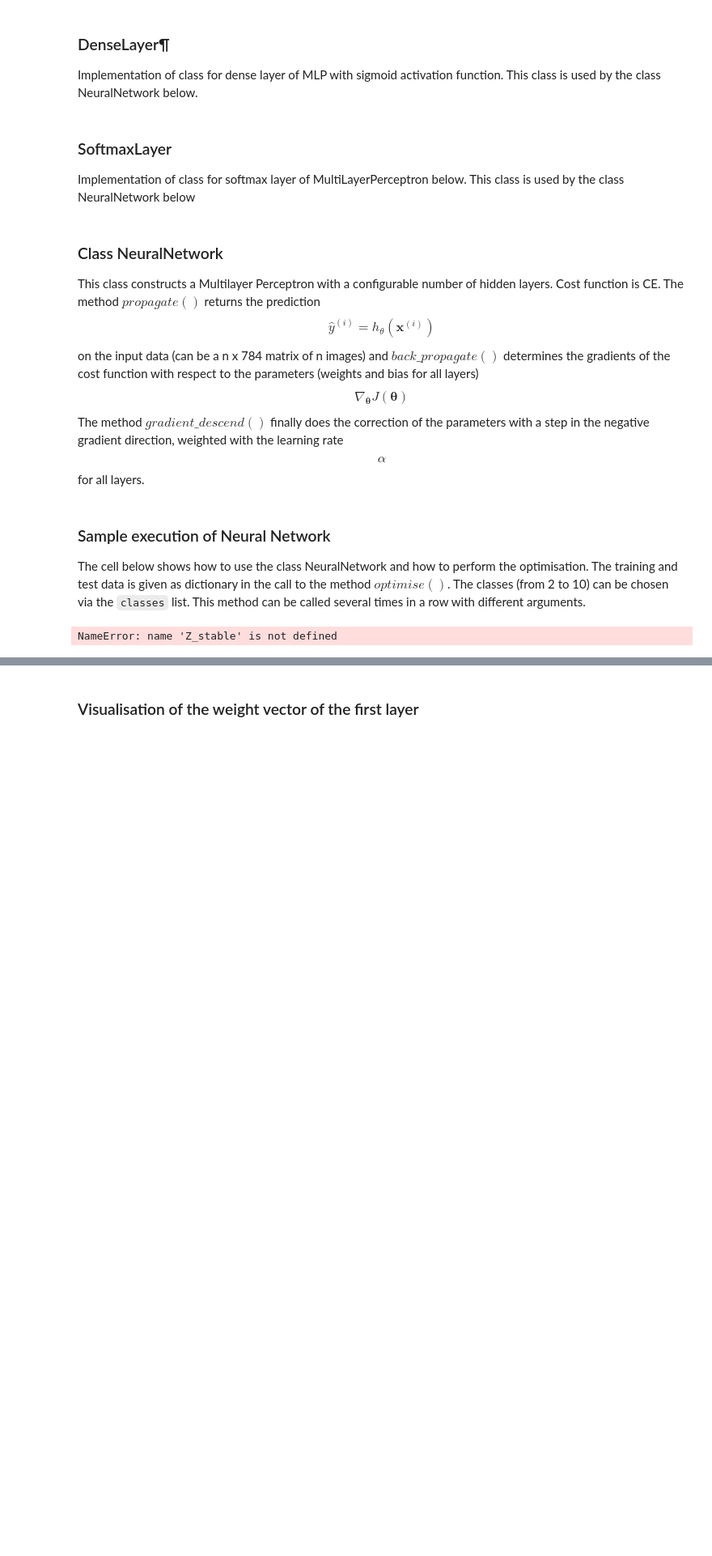
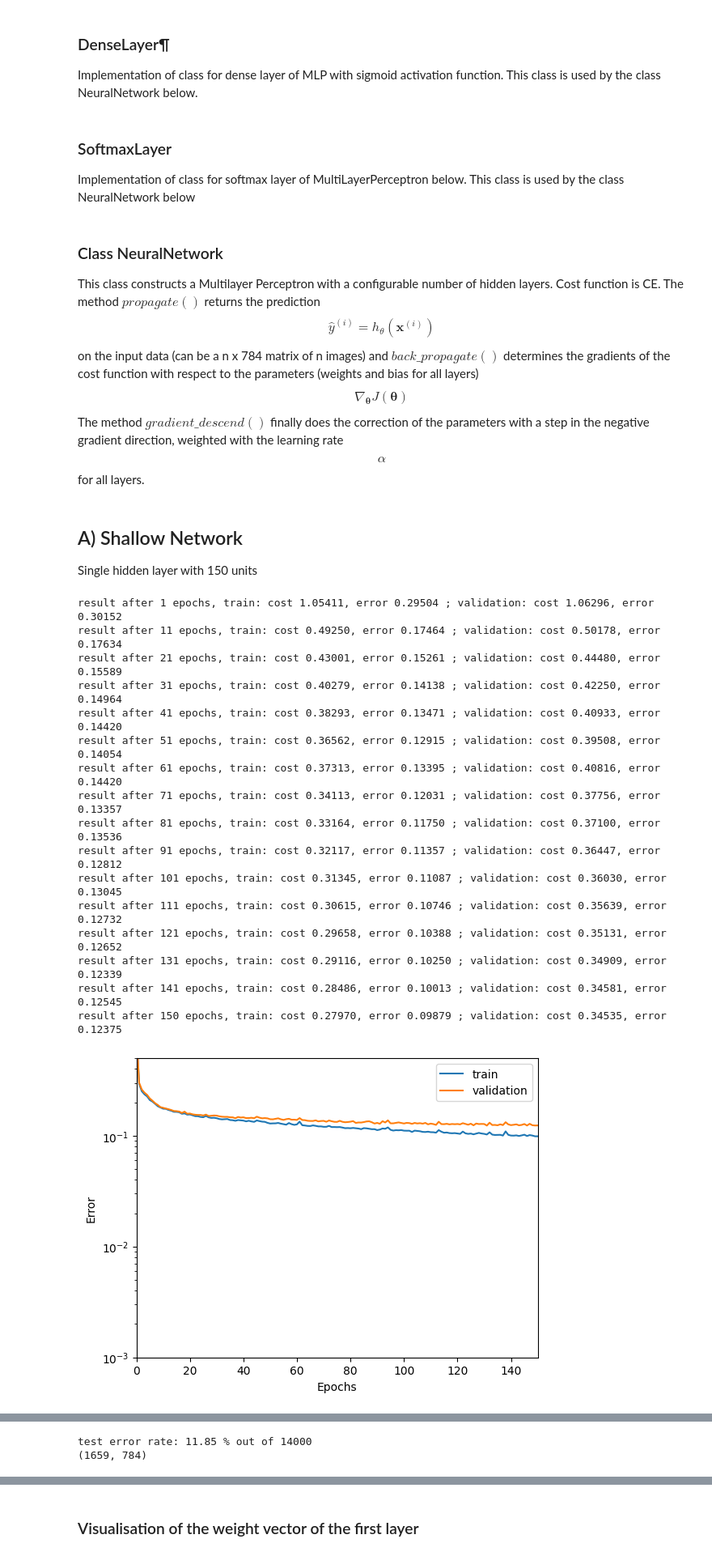
Before and after one commit to GeraudSilvestri/DeepLe_L4, a Jupyter notebook: mlp_stud.ipynb, the cells around one changed output, grey strips where cells are left out. Shown at 81% size. Drawn from its saved outputs; the diff is of its cells as text; code cells hidden in the pictures; blank space fills up the shorter version.

```diff
--- a/mlp_stud.ipynb
+++ b/mlp_stud.ipynb
@@ -384,15 +396,23 @@ class SoftmaxLayer:
         self.a_in = a_in # required for back_prop
 
         ### START YOUR CODE ###
-        self.num_samples = a_in.shape[0]
 
-        self.Z = np.dot(a_in, self.W) + self.B
+        # a_in, y_pred: nSample X nInputs
+        # W: nInputs X nOutputNeurons
+        # b: 1 x nOutputs
+        # Z: nSample X nOutputNeurons
 
+        #calculate logits (for back_prop)
+        self.Z = np.dot(self.a_in,self.W) + self.B
+
+        #clip large values
         max_val = 700.
         self.Z = np.clip(self.Z, -max_val, max_val)
 
-        exp_Z = np.exp(self.Z)
-        self.y_pred = exp_Z / np.sum(exp_Z, axis=1, keepdims=True)
+        #perform softmax
+        z_exp = np.exp(self.Z)
+        self.y_pred = z_exp / np.sum(z_exp,axis= 1, keepdims=True)
+
         ### END YOUR CODE ###
 
         return self.y_pred
@@ -423,6 +443,7 @@ class SoftmaxLayer:
         self.dL_dW = np.dot(self.a_in.T, dL_dz)/m #divide with m to make mean of batch gradient
         self.dL_dB = np.mean(dL_dz,axis=0,keepdims=True)
         dL_da_in =  np.dot(dL_dz,self.W.T)
+
         ### END YOUR CODE ###
 
         return dL_da_in
@@ -676,9 +697,9 @@ def plot_parameter_hist(nn_inst, num_bins = 50, fig_size=[10,5]):
 
     plt.show()
 # %% [markdown]
-### Sample execution of Neural Network
+## A) Shallow Network
 
-The cell below shows how to use the class NeuralNetwork and how to perform the optimisation. The training and test data is given as dictionary in the call to the method $optimise()$. The classes (from 2 to 10) can be chosen via the `classes` list. This method can be called several times in a row with different arguments.
+Single hidden layer with 150 units
 # %%
 #choose the categories
 classes = [0,1,2,3,4,5,6,7,8,9]
@@ -686,38 +707,54 @@ classes = [0,1,2,3,4,5,6,7,8,9]
 x_train, x_test, y_train, y_test = prepare_data(classes, train_size=0.8, min_max_normalise=0, flatten=1)
 
 #further split in train and validation data
 validation_size = 0.2
 valid_ind = int(x_train.shape[0]*(1-validation_size))
 
 #data is arranged as dictionary with quick access through respective keys
 data = {'x_train' : x_train[:valid_ind,:], 'y_train' : y_train[:valid_ind],  \
                'x_val' : x_train[valid_ind:,:], 'y_val' : y_train[valid_ind:]}
 
-#choose the hyperparameters you want to use for the initialisation
-hidden_neurons = 100
+
+hidden_neurons = 150 # Choose 150 hidden neurons as asked in the practical work instructions
 random_std = 0.05
 #additional hidden layers can be added in the list
 size_in = x_train.shape[1]
 size_out = len(classes)
 list_num_neurons = [size_in, hidden_neurons, size_out];
 NNet = NeuralNetwork(list_num_neurons, random_std = random_std)
 
-#choose the hyperparameters you want to use for training
-epochs = 50
-batchsize = 16
-learning_rate = 0.1
-NNet.optimise(data, epochs, learning_rate, batchsize, debug=1)
+#choose the hyperparameters
+epochs = 150 # 150 Epochs are enough, more takes too much training time for almost no gains
+batchsize = 500 # Smaller batch size choices leads to instabilities in the learning curve without improving learning rate and final error
+learning_rate = 0.2 # Higher learning rate increases the error rate at the end of training (can't converge properly)
+NNet.optimise(data, epochs, learning_rate, batchsize, debug=10)
 
 
 plot_error(NNet)
 plot_cost(NNet)
 
 plot_parameter_hist(NNet)
 
 y_pred = np.argmax(NNet.propagate(x_test), axis=1)
 false_classifications = x_test[(y_pred != y_test)]
 
 print('test error rate: %.2f %% out of %d' % (100*false_classifications.shape[0]/y_pred.shape[0], y_pred.shape[0]))
 print(false_classifications.shape)
 # %% [output]
-NameError: name 'Z_stable' is not defined
+result after 1 epochs, train: cost 1.05411, error 0.29504 ; validation: cost 1.06296, error 0.30152
+result after 11 epochs, train: cost 0.49250, error 0.17464 ; validation: cost 0.50178, error 0.17634
+result after 21 epochs, train: cost 0.43001, error 0.15261 ; validation: cost 0.44480, error 0.15589
+result after 31 epochs, train: cost 0.40279, error 0.14138 ; validation: cost 0.42250, error 0.14964
+result after 41 epochs, train: cost 0.38293, error 0.13471 ; validation: cost 0.40933, error 0.14420
+result after 51 epochs, train: cost 0.36562, error 0.12915 ; validation: cost 0.39508, error 0.14054
+result after 61 epochs, train: cost 0.37313, error 0.13395 ; validation: cost 0.40816, error 0.14420
+result after 71 epochs, train: cost 0.34113, error 0.12031 ; validation: cost 0.37756, error 0.13357
+result after 81 epochs, train: cost 0.33164, error 0.11750 ; validation: cost 0.37100, error 0.13536
+result after 91 epochs, train: cost 0.32117, error 0.11357 ; validation: cost 0.36447, error 0.12812
+result after 101 epochs, train: cost 0.31345, error 0.11087 ; validation: cost 0.36030, error 0.13045
+result after 111 epochs, train: cost 0.30615, error 0.10746 ; validation: cost 0.35639, error 0.12732
+result after 121 epochs, train: cost 0.29658, error 0.10388 ; validation: cost 0.35131, error 0.12652
+result after 131 epochs, train: cost 0.29116, error 0.10250 ; validation: cost 0.34909, error 0.12339
+result after 141 epochs, train: cost 0.28486, error 0.10013 ; validation: cost 0.34581, error 0.12545
+result after 150 epochs, train: cost 0.27970, error 0.09879 ; validation: cost 0.34535, error 0.12375
+[figure, added]
@@ -724,3 +764,5 @@ NameError: name 'Z_stable' is not defined
+test error rate: 11.85 % out of 14000
+(1659, 784)
 # %%
 #analyse false classified training or test images
 y_pred = np.argmax(NNet.propagate(x_test), axis=1)
```
Also changed, not shown: parts of 11 cells of this notebook.
